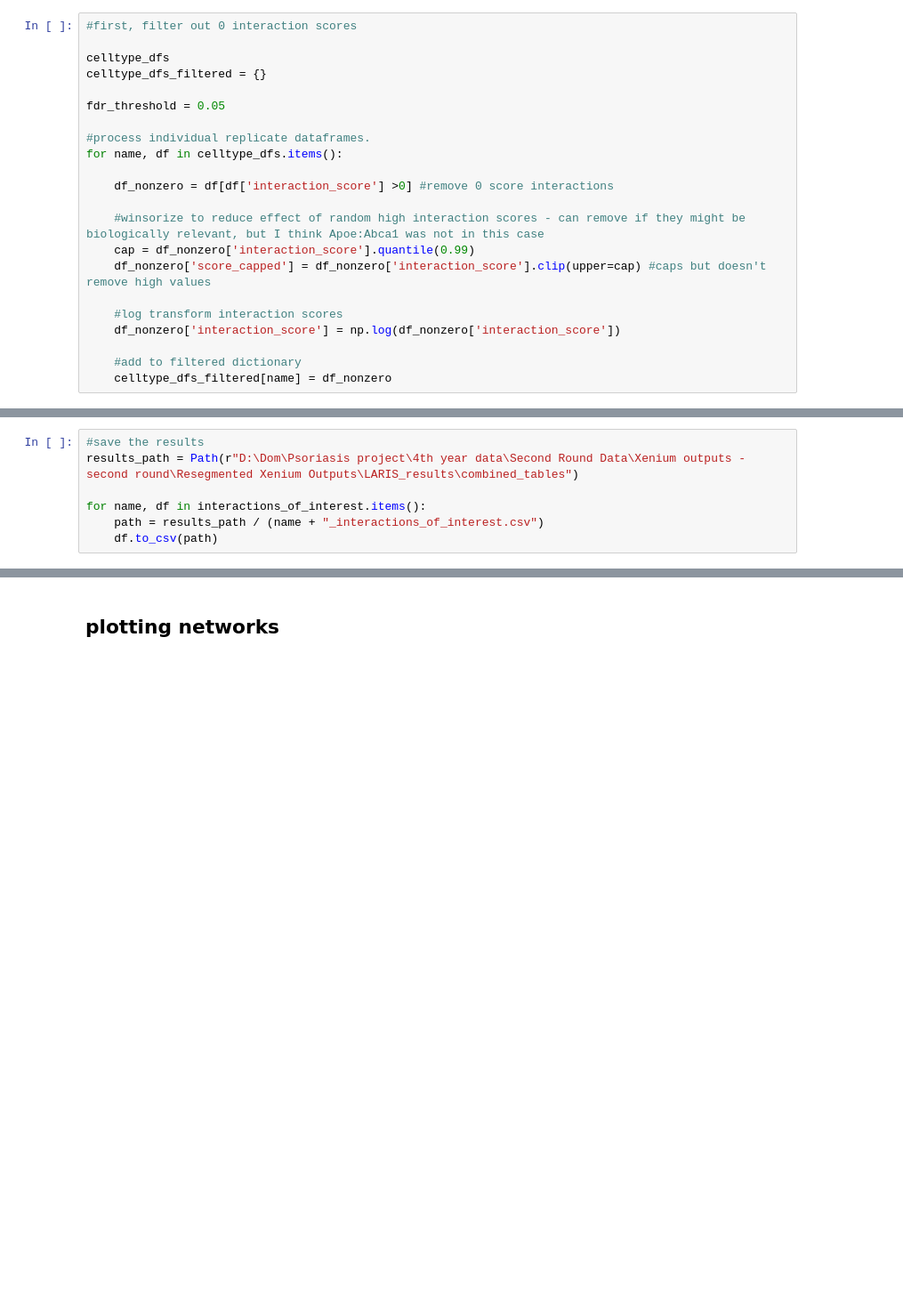
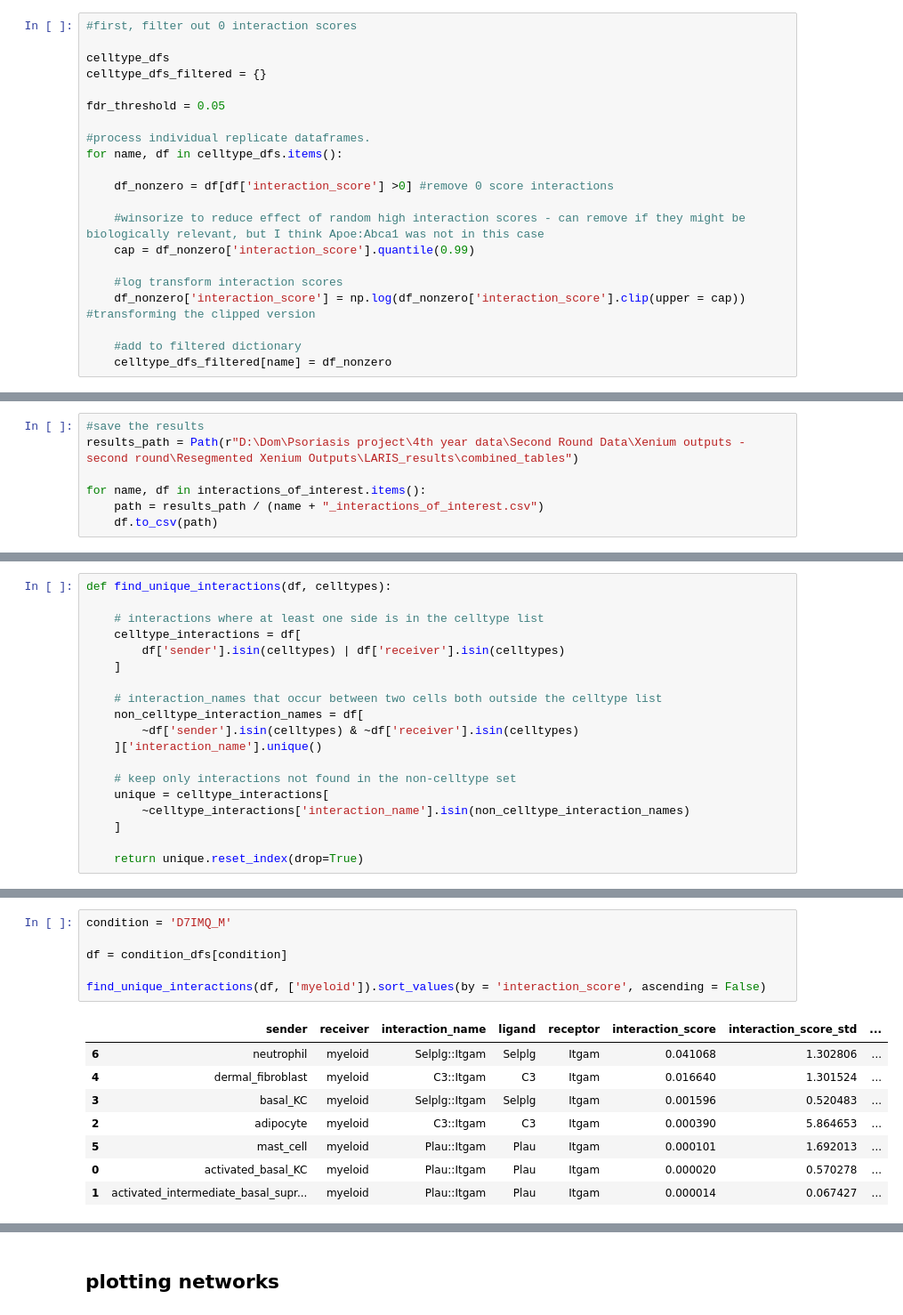
Before and after one commit to DominicBuxton/iMSC_Xenium_Phenocycler_Analysis, a Jupyter notebook: SpatialData_Analysis/receptor_ligand_analysis.ipynb, the cells around one changed output, grey strips where cells are left out. Shown at 89% size. Saved outputs shown, nothing was run; the diff lists cells and outputs as text; blank space fills up the shorter version.

```diff
--- a/SpatialData_Analysis/receptor_ligand_analysis.ipynb
+++ b/SpatialData_Analysis/receptor_ligand_analysis.ipynb
@@ -424,10 +424,9 @@ for name, df in celltype_dfs.items():
 
     #winsorize to reduce effect of random high interaction scores - can remove if they might be biologically relevant, but I think Apoe:Abca1 was not in this case
     cap = df_nonzero['interaction_score'].quantile(0.99)
-    df_nonzero['score_capped'] = df_nonzero['interaction_score'].clip(upper=cap) #caps but doesn't remove high values
 
     #log transform interaction scores
-    df_nonzero['interaction_score'] = np.log(df_nonzero['interaction_score'])
+    df_nonzero['interaction_score'] = np.log(df_nonzero['interaction_score'].clip(upper = cap)) #transforming the clipped version
 
     #add to filtered dictionary
     celltype_dfs_filtered[name] = df_nonzero
@@ -688,0 +568,19 @@ interactions_of_interest['D10IMQ_M']
+# %%
+def find_unique_interactions(df, celltypes):
+
+    # interactions where at least one side is in the celltype list
+    celltype_interactions = df[
+        df['sender'].isin(celltypes) | df['receiver'].isin(celltypes)
+    ]
+
+    # interaction_names that occur between two cells both outside the celltype list
+    non_celltype_interaction_names = df[
+        ~df['sender'].isin(celltypes) & ~df['receiver'].isin(celltypes)
+    ]['interaction_name'].unique()
+
+    # keep only interactions not found in the non-celltype set
+    unique = celltype_interactions[
+        ~celltype_interactions['interaction_name'].isin(non_celltype_interaction_names)
+    ]
+
+    return unique.reset_index(drop=True)
@@ -688,0 +672,15 @@ interactions_of_interest['D10IMQ_M']
+# %%
+condition = 'D7IMQ_M'
+
+df = condition_dfs[condition]
+
+find_unique_interactions(df, ['myeloid']).sort_values(by = 'interaction_score', ascending = False)
+# %% [output]
+|  | sender | receiver | interaction_name | ligand | receptor | interaction_score | interaction_score_std | ... |
+| 6 | neutrophil | myeloid | Selplg::Itgam | Selplg | Itgam | 0.041068 | 1.302806 | ... |
+| 4 | dermal_fibroblast | myeloid | C3::Itgam | C3 | Itgam | 0.016640 | 1.301524 | ... |
+| 3 | basal_KC | myeloid | Selplg::Itgam | Selplg | Itgam | 0.001596 | 0.520483 | ... |
+| 2 | adipocyte | myeloid | C3::Itgam | C3 | Itgam | 0.000390 | 5.864653 | ... |
+| 5 | mast_cell | myeloid | Plau::Itgam | Plau | Itgam | 0.000101 | 1.692013 | ... |
+| 0 | activated_basal_KC | myeloid | Plau::Itgam | Plau | Itgam | 0.000020 | 0.570278 | ... |
+| 1 | activated_intermediate_basal_supr... | myeloid | Plau::Itgam | Plau | Itgam | 0.000014 | 0.067427 | ... |
```
Also changed, not shown: parts of 18 cells of this notebook.
